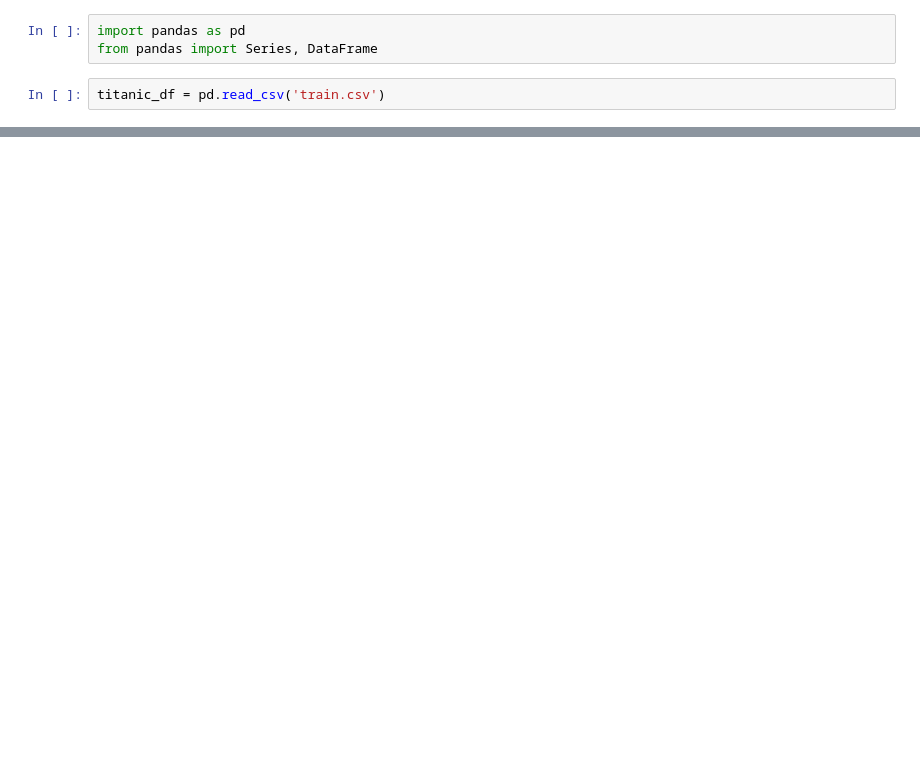
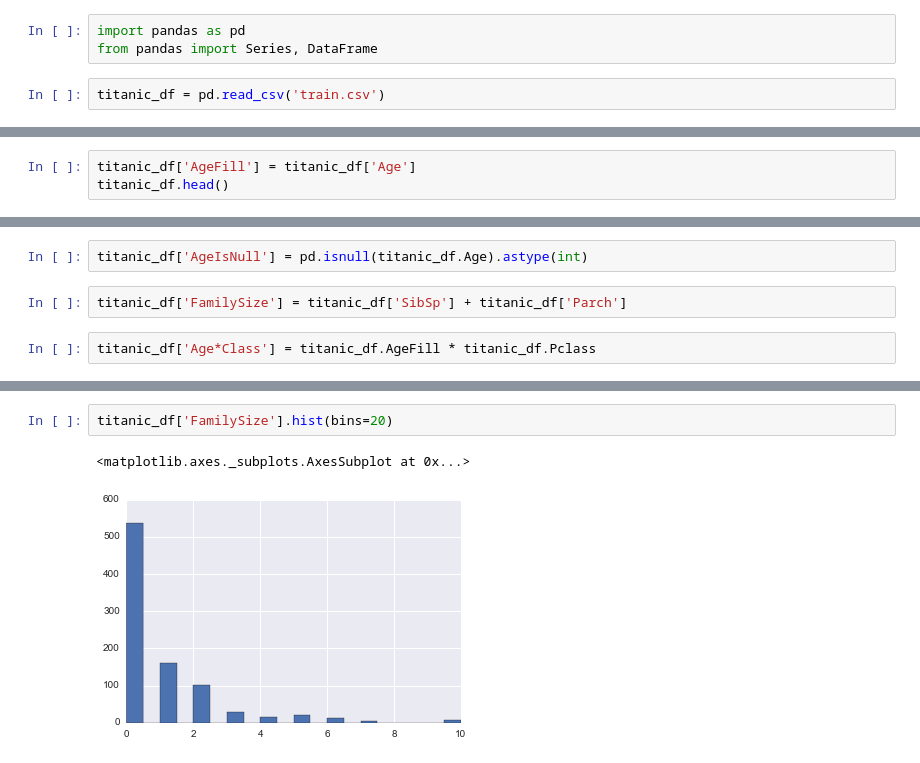
Before and after one commit to tkabelan/kaggle_titanic, a Jupyter notebook: kaggle_titanic_1.ipynb, the cells around one changed output, grey strips where cells are left out. Drawn from its saved outputs; the diff is of its cells as text; blank space fills up the shorter version.

```diff
--- a/kaggle_titanic_1.ipynb
+++ b/kaggle_titanic_1.ipynb
@@ -14,0 +123,3 @@ titanic_df.head()
+# %%
+titanic_df['AgeFill'] = titanic_df['Age']
+titanic_df.head()
@@ -14,0 +152,6 @@ titanic_df.head()
+# %%
+titanic_df['AgeIsNull'] = pd.isnull(titanic_df.Age).astype(int)
+# %%
+titanic_df['FamilySize'] = titanic_df['SibSp'] + titanic_df['Parch']
+# %%
+titanic_df['Age*Class'] = titanic_df.AgeFill * titanic_df.Pclass
@@ -14,0 +167,5 @@ titanic_df.head()
+# %%
+titanic_df['FamilySize'].hist(bins=20)
+# %% [output]
+<matplotlib.axes._subplots.AxesSubplot at 0x...>
+[figure, added]
```
Also changed, not shown: parts of 26 cells of this notebook.
